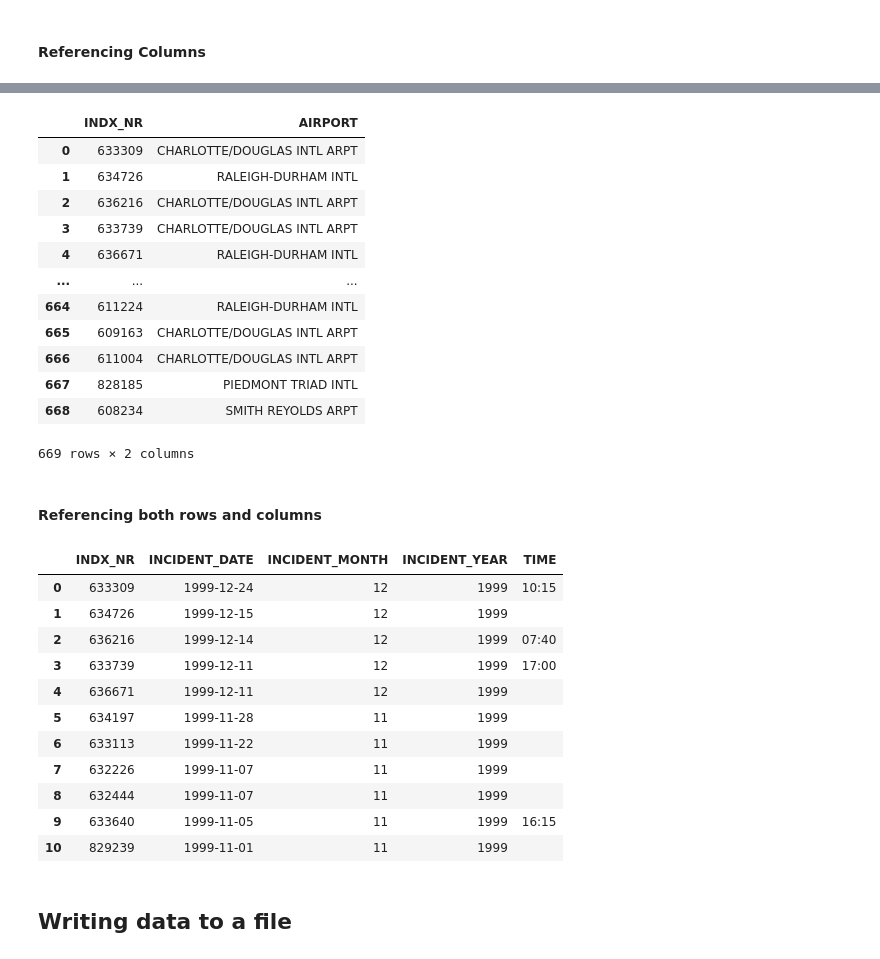
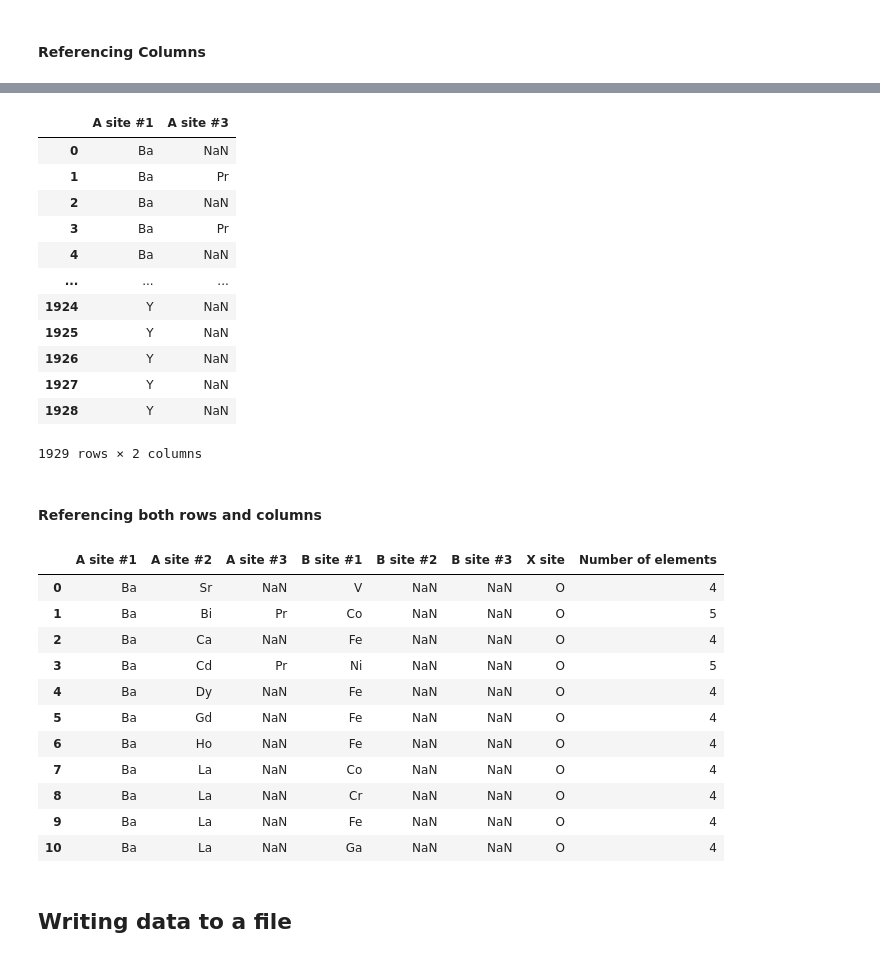
Before and after one commit to NCSU-Libraries/data-viz-instruction, a Jupyter notebook: MI_REU_2021/Workshop_2.ipynb, the cells around one changed output, grey strips where cells are left out. Saved outputs shown, nothing was run; the diff lists cells and outputs as text; code cells hidden in the pictures.

```diff
--- a/MI_REU_2021/Workshop_2.ipynb
+++ b/MI_REU_2021/Workshop_2.ipynb
@@ -41,9 +41,9 @@ A comma separated values (CSV) file is a plain text file containing data separat
 # Import a comma-sperated values (csv) file as a DataFrame
 
 # The file location
-csv_file_url = 'https://raw.githubusercontent.com/NCSU-Libraries/data-viz-workshops/master/Python_Open_Labs/data/FAA_Wildlife_strikes_1990-1999.csv'
+csv_file_url = 'https://raw.githubusercontent.com/NCSU-Libraries/data-viz-instruction/main/MI_REU_2021/data/perovskite_DFT_EaH_FormE.csv'
 
 # Read in the file and print out the DataFrame
-wl_strikes_csv = pd.read_csv(csv_file_url)
-wl_strikes_csv.head()
+ts_csv = pd.read_csv(csv_file_url)
+ts_csv.head()
 # %% [output]
@@ -269,43 +282,41 @@ Name: AIRPORT, Length: 669, dtype: object
 # %%
 # Referencing multiple columns by a list of column labels
 # (in this case, the columns "INDX_NR" and "SPECIES")
-wl_strikes_csv[['INDX_NR', 'AIRPORT']]
-wl_list = ['INDX_NR', 'AIRPORT']
-wl_strikes_csv[wl_list]
+ts_csv[['A site #1', 'A site #3']]
 # %% [output]
-|  | INDX_NR | AIRPORT |
-| 0 | 633309 | CHARLOTTE/DOUGLAS INTL ARPT |
-| 1 | 634726 | RALEIGH-DURHAM INTL |
-| 2 | 636216 | CHARLOTTE/DOUGLAS INTL ARPT |
-| 3 | 633739 | CHARLOTTE/DOUGLAS INTL ARPT |
-| 4 | 636671 | RALEIGH-DURHAM INTL |
+|  | A site #1 | A site #3 |
+| 0 | Ba | NaN |
+| 1 | Ba | Pr |
+| 2 | Ba | NaN |
+| 3 | Ba | Pr |
+| 4 | Ba | NaN |
 | ... | ... | ... |
-| 664 | 611224 | RALEIGH-DURHAM INTL |
-| 665 | 609163 | CHARLOTTE/DOUGLAS INTL ARPT |
-| 666 | 611004 | CHARLOTTE/DOUGLAS INTL ARPT |
-| 667 | 828185 | PIEDMONT TRIAD INTL |
-| 668 | 608234 | SMITH REYOLDS ARPT |
+| 1924 | Y | NaN |
+| 1925 | Y | NaN |
+| 1926 | Y | NaN |
+| 1927 | Y | NaN |
+| 1928 | Y | NaN |
-669 rows × 2 columns
+1929 rows × 2 columns
 # %% [markdown]
 #### Referencing both rows and columns
 # %%
 # Referencing a subset of rows and columns using index and column labels
 # Note that we're using a range of column labels instead of a list
 # Make sure that your column range starts with the leftmost label
-wl_strikes_csv.loc[:10, 'INDX_NR':'TIME']
+ts_csv.loc[:10, 'A site #1':'Number of elements']
 # %% [output]
-|  | INDX_NR | INCIDENT_DATE | INCIDENT_MONTH | INCIDENT_YEAR | TIME |
-| 0 | 633309 | 1999-12-24 | 12 | 1999 | 10:15 |
-| 1 | 634726 | 1999-12-15 | 12 | 1999 |  |
-| 2 | 636216 | 1999-12-14 | 12 | 1999 | 07:40 |
-| 3 | 633739 | 1999-12-11 | 12 | 1999 | 17:00 |
-| 4 | 636671 | 1999-12-11 | 12 | 1999 |  |
-| 5 | 634197 | 1999-11-28 | 11 | 1999 |  |
-| 6 | 633113 | 1999-11-22 | 11 | 1999 |  |
-| 7 | 632226 | 1999-11-07 | 11 | 1999 |  |
-| 8 | 632444 | 1999-11-07 | 11 | 1999 |  |
-| 9 | 633640 | 1999-11-05 | 11 | 1999 | 16:15 |
-| 10 | 829239 | 1999-11-01 | 11 | 1999 |  |
+|  | A site #1 | A site #2 | A site #3 | B site #1 | B site #2 | B site #3 | X site | Number of elements |
+| 0 | Ba | Sr | NaN | V | NaN | NaN | O | 4 |
+| 1 | Ba | Bi | Pr | Co | NaN | NaN | O | 5 |
+| 2 | Ba | Ca | NaN | Fe | NaN | NaN | O | 4 |
+| 3 | Ba | Cd | Pr | Ni | NaN | NaN | O | 5 |
+| 4 | Ba | Dy | NaN | Fe | NaN | NaN | O | 4 |
+| 5 | Ba | Gd | NaN | Fe | NaN | NaN | O | 4 |
+| 6 | Ba | Ho | NaN | Fe | NaN | NaN | O | 4 |
+| 7 | Ba | La | NaN | Co | NaN | NaN | O | 4 |
+| 8 | Ba | La | NaN | Cr | NaN | NaN | O | 4 |
+| 9 | Ba | La | NaN | Fe | NaN | NaN | O | 4 |
+| 10 | Ba | La | NaN | Ga | NaN | NaN | O | 4 |
 # %% [markdown]
 ## Writing data to a file
 # %%
```
Also changed, not shown: parts of 15 cells of this notebook.
